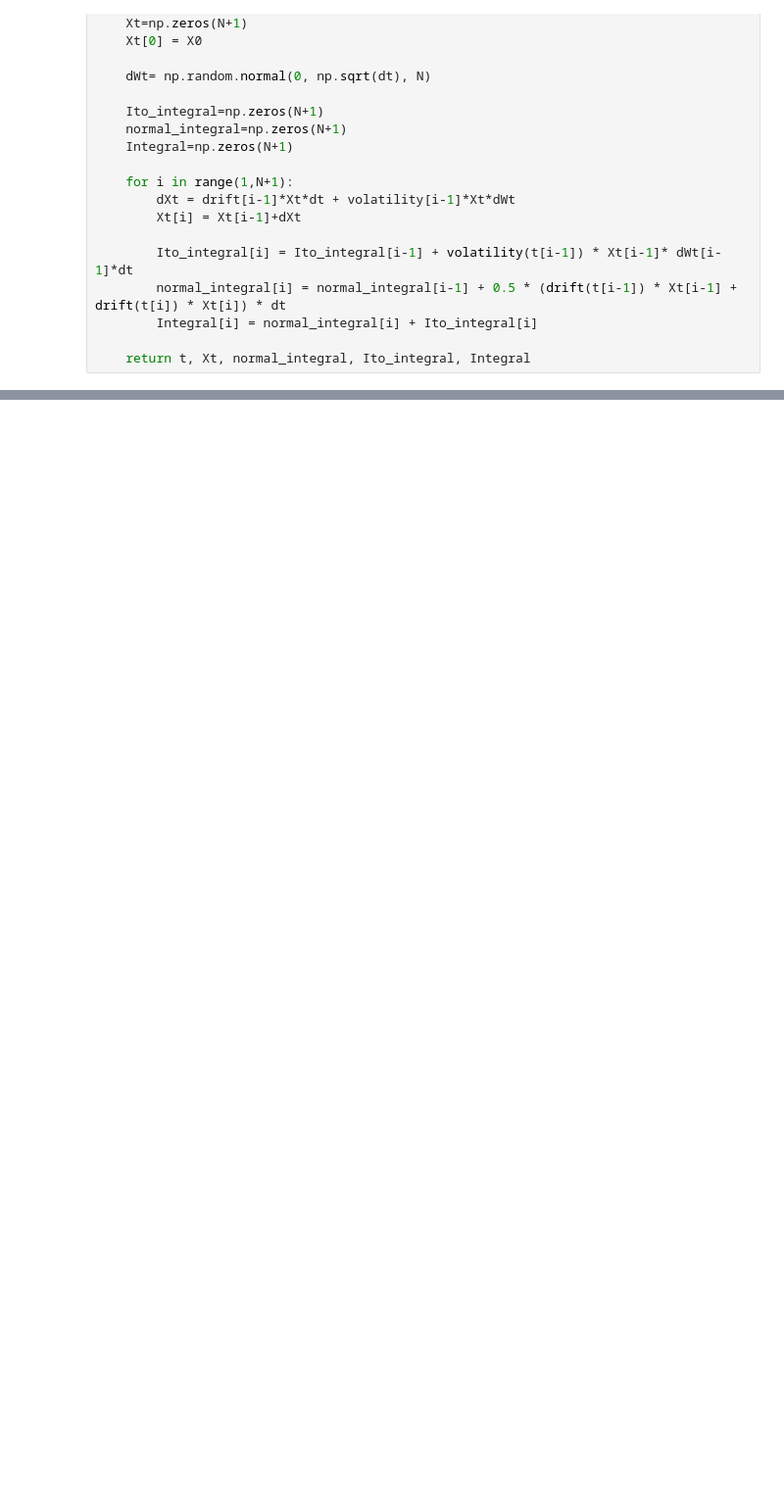
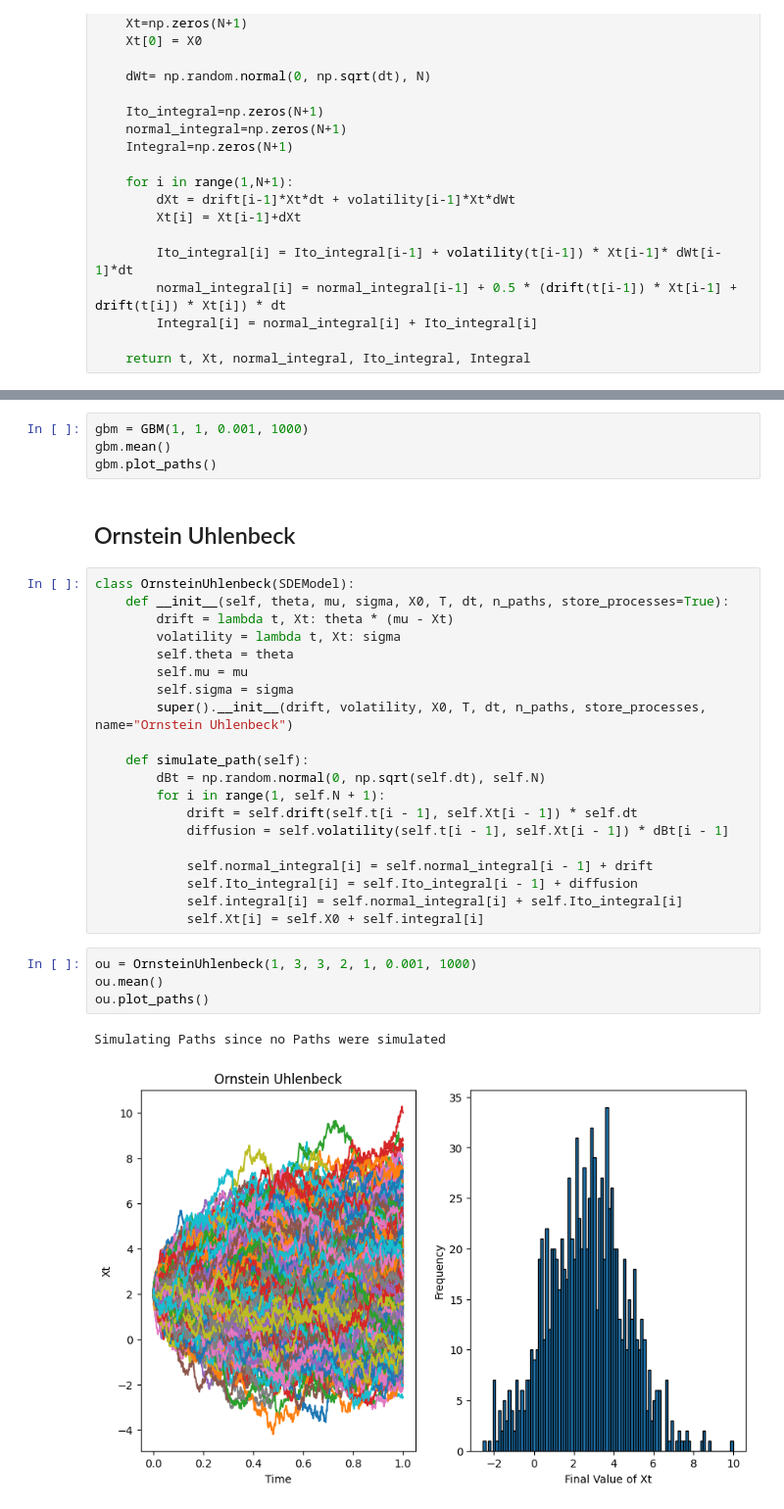
Before and after one commit to jamesrubio23/Quantitative-Finance, a Jupyter notebook: SDE_Simulations/Trials.ipynb, the cells around one changed output, grey strips where cells are left out. Shown: that part at 98% size. Saved outputs shown, nothing was run; the diff lists cells and outputs as text; blank space fills up the shorter version.

```diff
--- a/SDE_Simulations/Trials.ipynb
+++ b/SDE_Simulations/Trials.ipynb
@@ -175,0 +356,33 @@ Simulating Paths since no Paths were simulated
+# %%
+gbm = GBM(1, 1, 0.001, 1000)
+gbm.mean()
+gbm.plot_paths()
+# %% [markdown]
+## Ornstein Uhlenbeck
+# %%
+class OrnsteinUhlenbeck(SDEModel):
+    def __init__(self, theta, mu, sigma, X0, T, dt, n_paths, store_processes=True):
+        drift = lambda t, Xt: theta * (mu - Xt)
+        volatility = lambda t, Xt: sigma
+        self.theta = theta
+        self.mu = mu
+        self.sigma = sigma
+        super().__init__(drift, volatility, X0, T, dt, n_paths, store_processes, name="Ornstein Uhlenbeck")
+
+    def simulate_path(self):
+        dBt = np.random.normal(0, np.sqrt(self.dt), self.N)
+        for i in range(1, self.N + 1):
+            drift = self.drift(self.t[i - 1], self.Xt[i - 1]) * self.dt
+            diffusion = self.volatility(self.t[i - 1], self.Xt[i - 1]) * dBt[i - 1]
+
+            self.normal_integral[i] = self.normal_integral[i - 1] + drift
+            self.Ito_integral[i] = self.Ito_integral[i - 1] + diffusion
+            self.integral[i] = self.normal_integral[i] + self.Ito_integral[i]
+            self.Xt[i] = self.X0 + self.integral[i]
+# %%
+ou = OrnsteinUhlenbeck(1, 3, 3, 2, 1, 0.001, 1000)
+ou.mean()
+ou.plot_paths()
+# %% [output]
+Simulating Paths since no Paths were simulated
+[figure, added]
```
Also changed, not shown: parts of 13 cells of this notebook.
